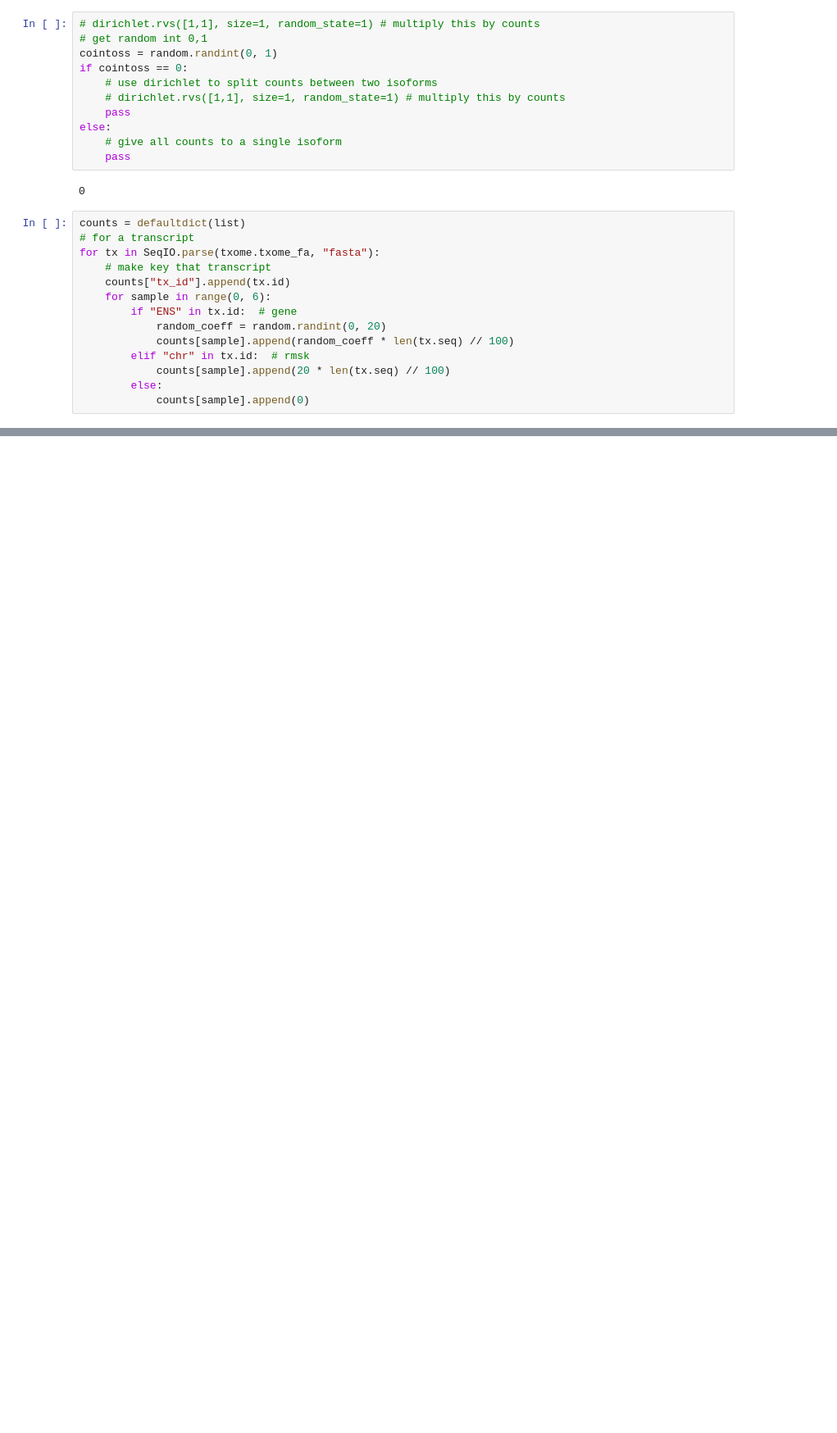
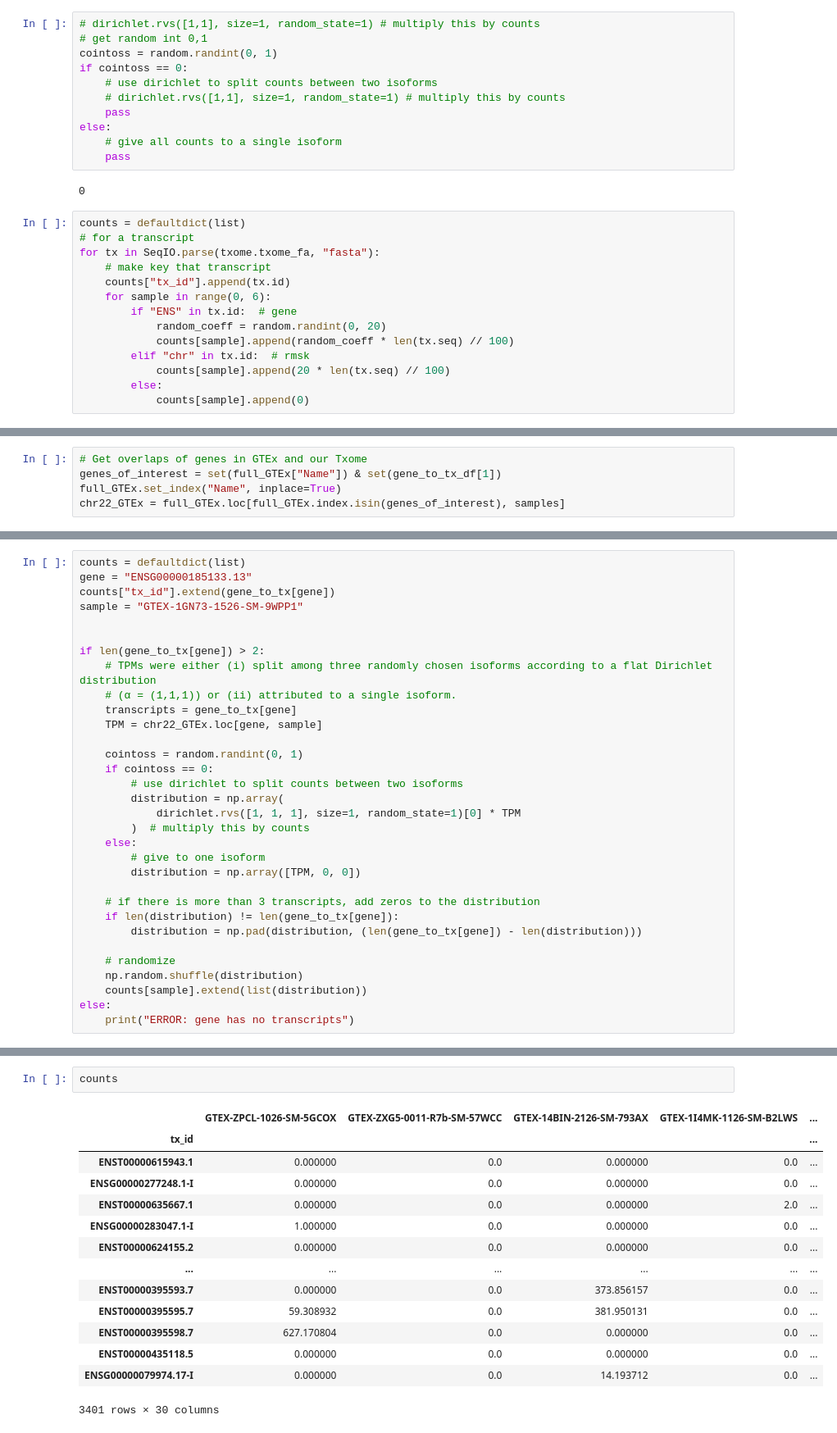
Before and after one commit to gage-lab/bulk_te_bench, a Jupyter notebook: analysis/GTEx_analysis.ipynb, the cells around one changed output, grey strips where cells are left out. Shown at 82% size. Drawn from its saved outputs; the diff is of its cells as text; blank space fills up the shorter version.

```diff
--- a/analysis/GTEx_analysis.ipynb
+++ b/analysis/GTEx_analysis.ipynb
@@ -350,0 +234,5 @@ txome.simulate_reads(counts, "sim_reads_4", n_jobs=32)
+# %%
+# Get overlaps of genes in GTEx and our Txome
+genes_of_interest = set(full_GTEx["Name"]) & set(gene_to_tx_df[1])
+full_GTEx.set_index("Name", inplace=True)
+chr22_GTEx = full_GTEx.loc[full_GTEx.index.isin(genes_of_interest), samples]
@@ -350,0 +428,32 @@ txome.simulate_reads(counts, "sim_reads_4", n_jobs=32)
+# %%
+counts = defaultdict(list)
+gene = "ENSG00000185133.13"
+counts["tx_id"].extend(gene_to_tx[gene])
+sample = "GTEX-1GN73-1526-SM-9WPP1"
+
+
+if len(gene_to_tx[gene]) > 2:
+    # TPMs were either (i) split among three randomly chosen isoforms according to a flat Dirichlet distribution
+    # (α = (1,1,1)) or (ii) attributed to a single isoform.
+    transcripts = gene_to_tx[gene]
+    TPM = chr22_GTEx.loc[gene, sample]
+
+    cointoss = random.randint(0, 1)
+    if cointoss == 0:
+        # use dirichlet to split counts between two isoforms
+        distribution = np.array(
+            dirichlet.rvs([1, 1, 1], size=1, random_state=1)[0] * TPM
+        )  # multiply this by counts
+    else:
+        # give to one isoform
+        distribution = np.array([TPM, 0, 0])
+
+    # if there is more than 3 transcripts, add zeros to the distribution
+    if len(distribution) != len(gene_to_tx[gene]):
+        distribution = np.pad(distribution, (len(gene_to_tx[gene]) - len(distribution)))
+
+    # randomize
+    np.random.shuffle(distribution)
+    counts[sample].extend(list(distribution))
+else:
+    print("ERROR: gene has no transcripts")
@@ -350,0 +536,17 @@ txome.simulate_reads(counts, "sim_reads_4", n_jobs=32)
+# %%
+counts
+# %% [output]
+|  | GTEX-ZPCL-1026-SM-5GCOX | GTEX-ZXG5-0011-R7b-SM-57WCC | GTEX-14BIN-2126-SM-793AX | GTEX-1I4MK-1126-SM-B2LWS | ... |
+| tx_id |  |  |  |  | ... |
+| ENST00000615943.1 | 0.000000 | 0.0 | 0.000000 | 0.0 | ... |
+| ENSG00000277248.1-I | 0.000000 | 0.0 | 0.000000 | 0.0 | ... |
+| ENST00000635667.1 | 0.000000 | 0.0 | 0.000000 | 2.0 | ... |
+| ENSG00000283047.1-I | 1.000000 | 0.0 | 0.000000 | 0.0 | ... |
+| ENST00000624155.2 | 0.000000 | 0.0 | 0.000000 | 0.0 | ... |
+| ... | ... | ... | ... | ... | ... |
+| ENST00000395593.7 | 0.000000 | 0.0 | 373.856157 | 0.0 | ... |
+| ENST00000395595.7 | 59.308932 | 0.0 | 381.950131 | 0.0 | ... |
+| ENST00000395598.7 | 627.170804 | 0.0 | 0.000000 | 0.0 | ... |
+| ENST00000435118.5 | 0.000000 | 0.0 | 0.000000 | 0.0 | ... |
+| ENSG00000079974.17-I | 0.000000 | 0.0 | 14.193712 | 0.0 | ... |
+3401 rows × 30 columns
```
Also changed, not shown: parts of 50 cells of this notebook, 1 other file.
